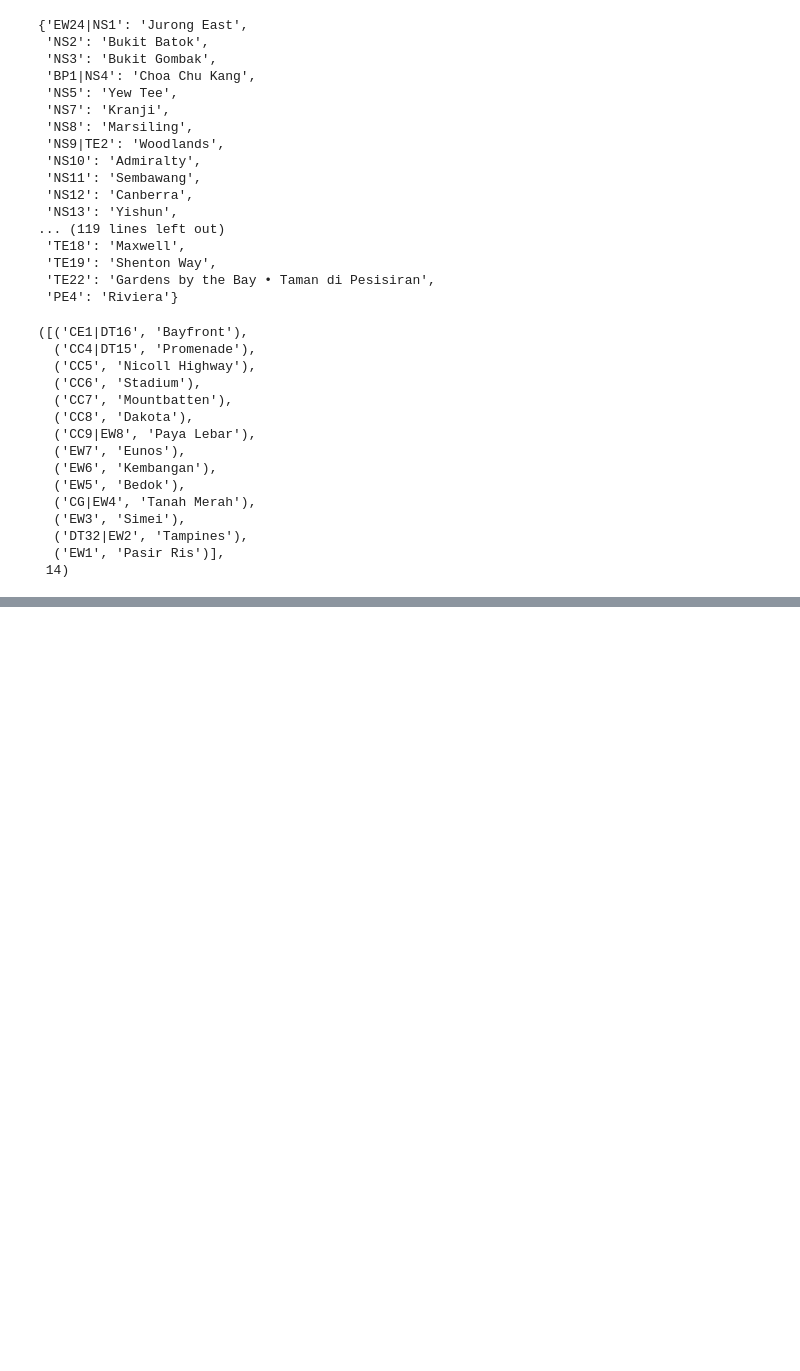
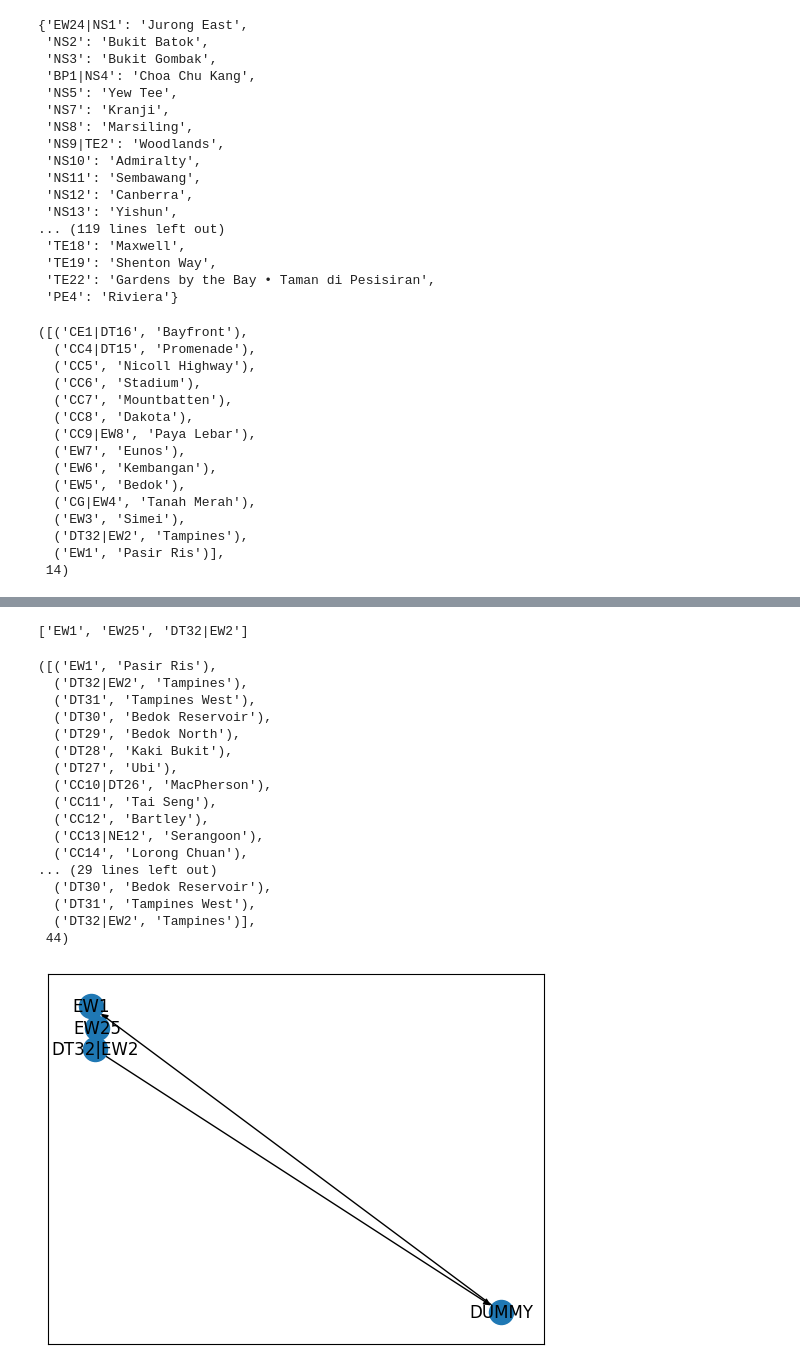
Before and after one commit to alextanhongpin/python-eda, a Jupyter notebook: 02_sg_mrt.ipynb, the cells around one changed output, grey strips where cells are left out. Drawn from its saved outputs; the diff is of its cells as text; code cells hidden in the pictures; blank space fills up the shorter version.

```diff
--- a/02_sg_mrt.ipynb
+++ b/02_sg_mrt.ipynb
@@ -439,0 +455,24 @@ shortest_path_with_stops("DT1", "DT2", ["EW25", "CC20"])
+# %%
+# NOTE: We cannot set the first and last station to equal the same one.
+# But we can set it to one stop before/after the start station.
+shortest_path_with_stops("EW1", "EW2", ["EW25"])
+# %% [output]
+['EW1', 'EW25', 'DT32|EW2']
+([('EW1', 'Pasir Ris'),
+  ('DT32|EW2', 'Tampines'),
+  ('DT31', 'Tampines West'),
+  ('DT30', 'Bedok Reservoir'),
+  ('DT29', 'Bedok North'),
+  ('DT28', 'Kaki Bukit'),
+  ('DT27', 'Ubi'),
+  ('CC10|DT26', 'MacPherson'),
+  ('CC11', 'Tai Seng'),
+  ('CC12', 'Bartley'),
+  ('CC13|NE12', 'Serangoon'),
+  ('CC14', 'Lorong Chuan'),
+... (29 lines left out)
+  ('DT30', 'Bedok Reservoir'),
+  ('DT31', 'Tampines West'),
+  ('DT32|EW2', 'Tampines')],
+ 44)
+[figure, added]
```
Also changed, not shown: parts of 3 cells of this notebook.
